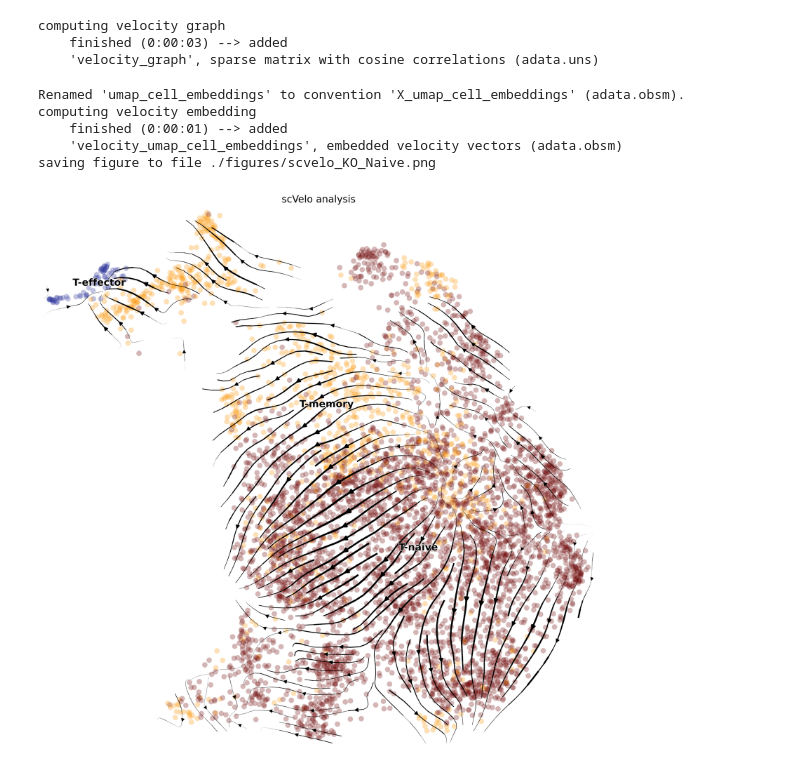
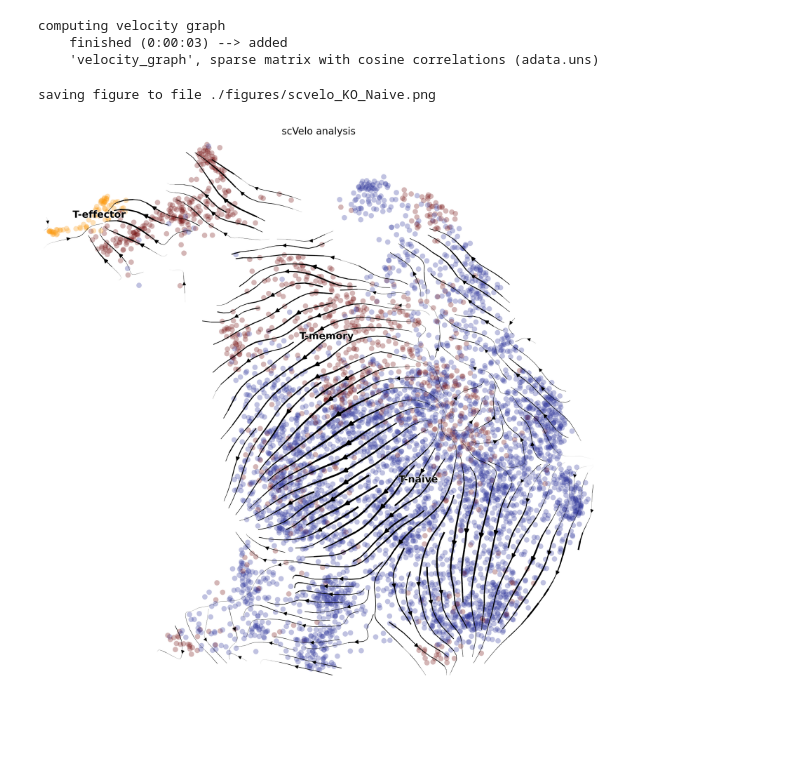
Before and after one commit to BlanQwall/VM_T, a Jupyter notebook: 3-scVelo analysis/jupyter_notebook/KO_Naive.ipynb, the cells around one changed output. Saved outputs shown, nothing was run; the diff lists cells and outputs as text; code cells hidden in the pictures; blank space fills up the shorter version.

```diff
--- a/3-scVelo analysis/jupyter_notebook/KO_Naive.ipynb
+++ b/3-scVelo analysis/jupyter_notebook/KO_Naive.ipynb
@@ -53,14 +53,10 @@ computing velocity graph
 # %%
 scv.pl.velocity_embedding_stream(ldata_basal, basis='umap_cell_embeddings', color='Annotation',
                                  figsize=(10,10), components='1,2',
-                                 palette=["#2E359A", "#FC990E", "#720D0D"],
+                                 palette=["#FC990E", "#720D0D", "#2E359A"],
                                  linewidth=1.4,
                                  title="scVelo analysis", save="KO_Naive.png"
                                 )
 # %% [output]
-Renamed 'umap_cell_embeddings' to convention 'X_umap_cell_embeddings' (adata.obsm).
-computing velocity embedding
-    finished (0:00:01) --> added
-    'velocity_umap_cell_embeddings', embedded velocity vectors (adata.obsm)
 saving figure to file ./figures/scvelo_KO_Naive.png
-[figure, old version]
+[figure, new version]
```
Also changed, not shown: 23 other files.
